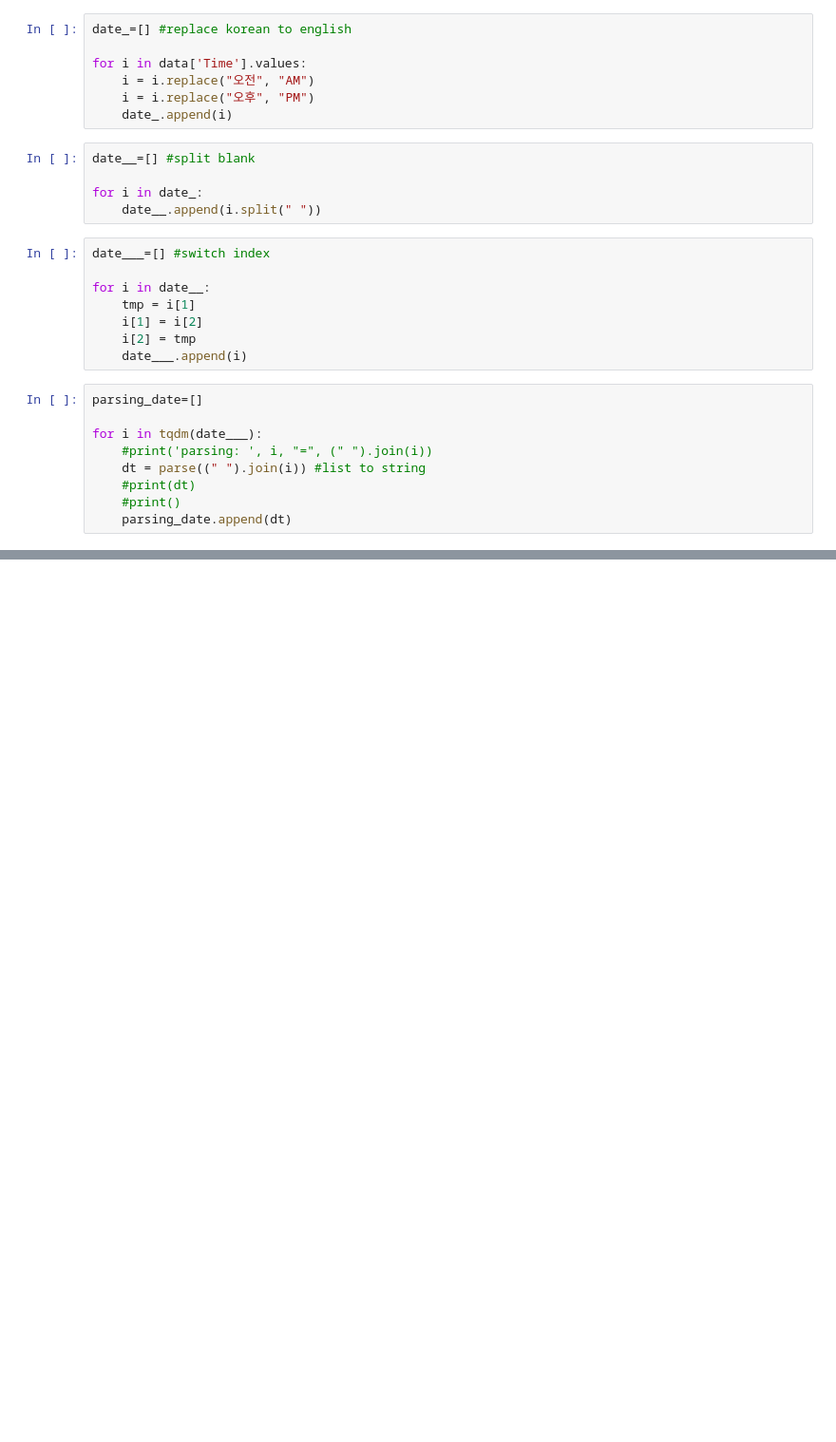
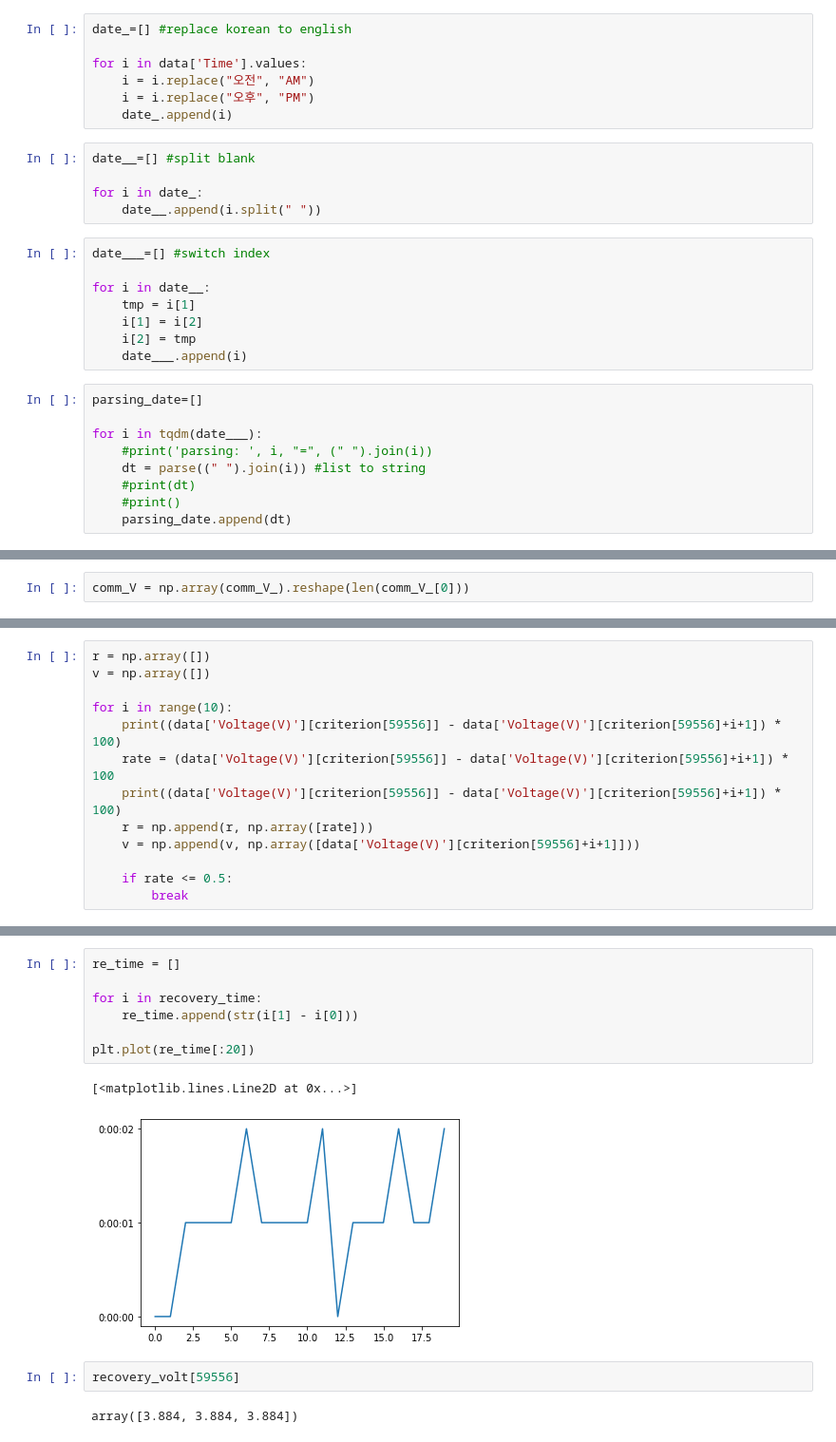
Before and after one commit to minD9it/Battery, a Jupyter notebook: DataAnalysis_test.ipynb, the cells around one changed output, grey strips where cells are left out. Shown at 95% size. Cells and saved outputs as stored; diff of their text form; blank space fills up the shorter version.

```diff
--- a/DataAnalysis_test.ipynb
+++ b/DataAnalysis_test.ipynb
@@ -142 +129,3 @@ str(parsing_date[2000000] - parsing_date[0])
+# %%
+comm_V = np.array(comm_V_).reshape(len(comm_V_[0]))
 # %%
@@ -172,0 +207,13 @@ array([    268,     400,     534, ..., 4988163, 4988273, 4988380],
+# %%
+r = np.array([])
+v = np.array([])
+
+for i in range(10):
+    print((data['Voltage(V)'][criterion[59556]] - data['Voltage(V)'][criterion[59556]+i+1]) * 100)
+    rate = (data['Voltage(V)'][criterion[59556]] - data['Voltage(V)'][criterion[59556]+i+1]) * 100
+    print((data['Voltage(V)'][criterion[59556]] - data['Voltage(V)'][criterion[59556]+i+1]) * 100)
+    r = np.append(r, np.array([rate]))
+    v = np.append(v, np.array([data['Voltage(V)'][criterion[59556]+i+1]]))
+
+    if rate <= 0.5:
+        break
@@ -228,0 +254,14 @@ plt.plot(recovery_rate)
+# %%
+re_time = []
+
+for i in recovery_time:
+    re_time.append(str(i[1] - i[0]))
+
+plt.plot(re_time[:20])
+# %% [output]
+[<matplotlib.lines.Line2D at 0x...>]
+[figure, added]
+# %%
+recovery_volt[59556]
+# %% [output]
+array([3.884, 3.884, 3.884])
```
Also changed, not shown: parts of 33 cells of this notebook, 1 other file.
